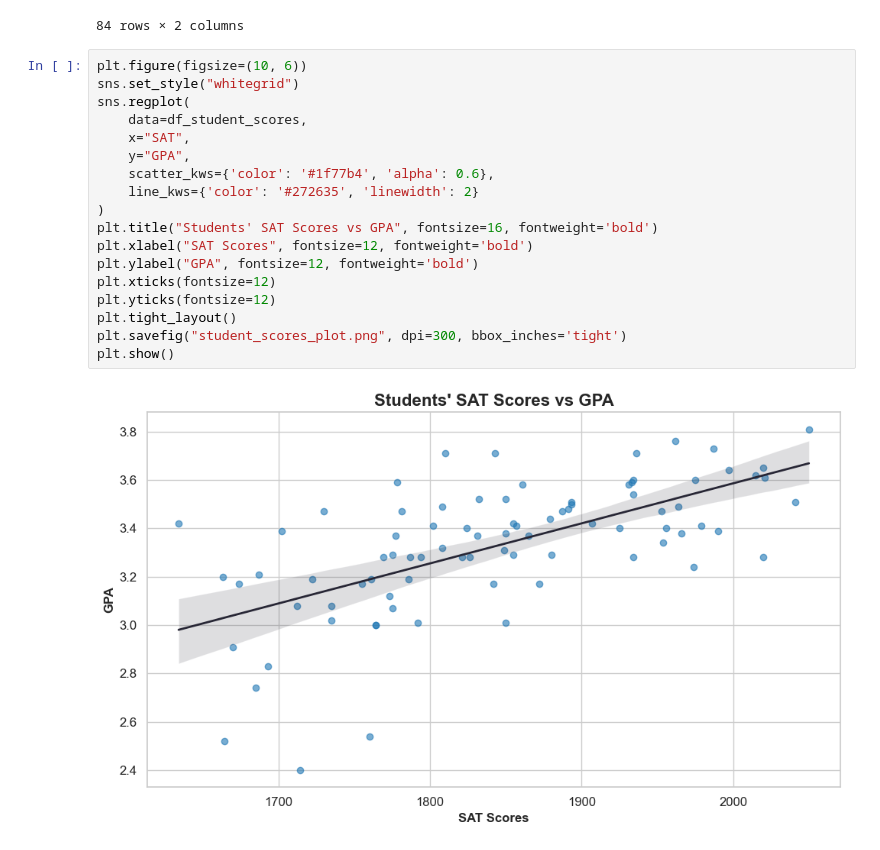
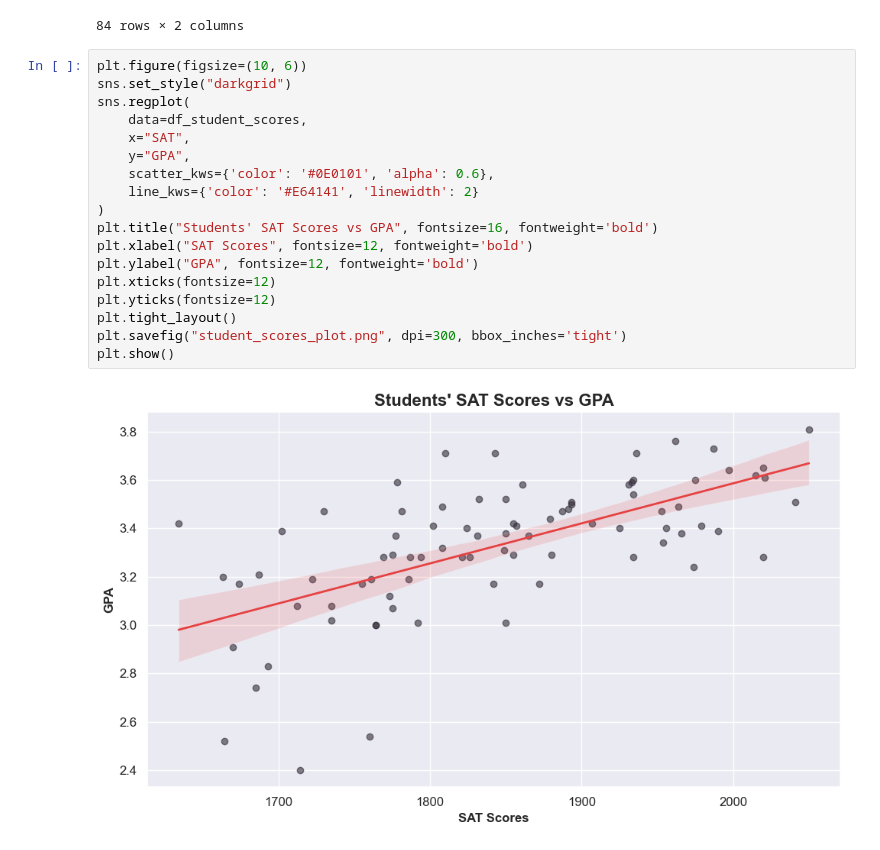
Before and after one commit to Adeniceadebo/data_viz_regression_scatter_plot, a Jupyter notebook: regression_scatter_plot.ipynb, the cells around one changed output. Saved outputs shown, nothing was run; the diff lists cells and outputs as text.

```diff
--- a/regression_scatter_plot.ipynb
+++ b/regression_scatter_plot.ipynb
@@ -22,21 +22,21 @@ df_student_scores
 84 rows × 2 columns
 # %%
 plt.figure(figsize=(10, 6))
-sns.set_style("whitegrid")
+sns.set_style("darkgrid")
 sns.regplot(
     data=df_student_scores,
     x="SAT",
     y="GPA",
-    scatter_kws={'color': '#1f77b4', 'alpha': 0.6},
-    line_kws={'color': '#272635', 'linewidth': 2}
+    scatter_kws={'color': '#0E0101', 'alpha': 0.6},
+    line_kws={'color': '#E64141', 'linewidth': 2}
 )
 plt.title("Students' SAT Scores vs GPA", fontsize=16, fontweight='bold')
 plt.xlabel("SAT Scores", fontsize=12, fontweight='bold')
 plt.ylabel("GPA", fontsize=12, fontweight='bold')
 plt.xticks(fontsize=12)
 plt.yticks(fontsize=12)
 plt.tight_layout()
 plt.savefig("student_scores_plot.png", dpi=300, bbox_inches='tight')
 plt.show()
 # %% [output]
-[figure, old version]
+[figure, new version]
```
Also changed, not shown: 1 other file.
